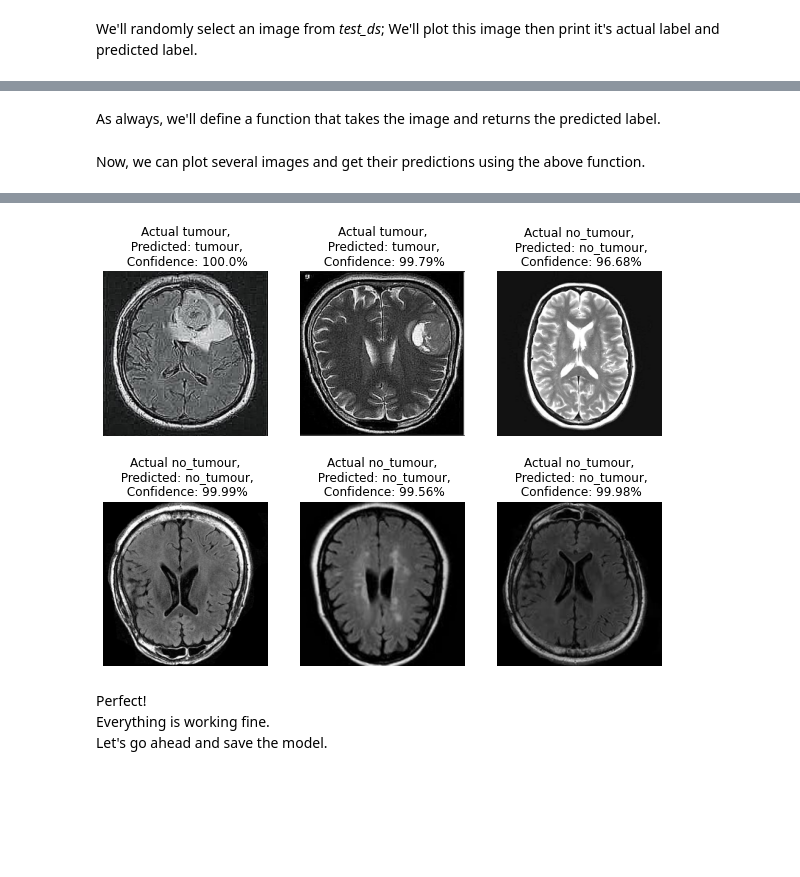
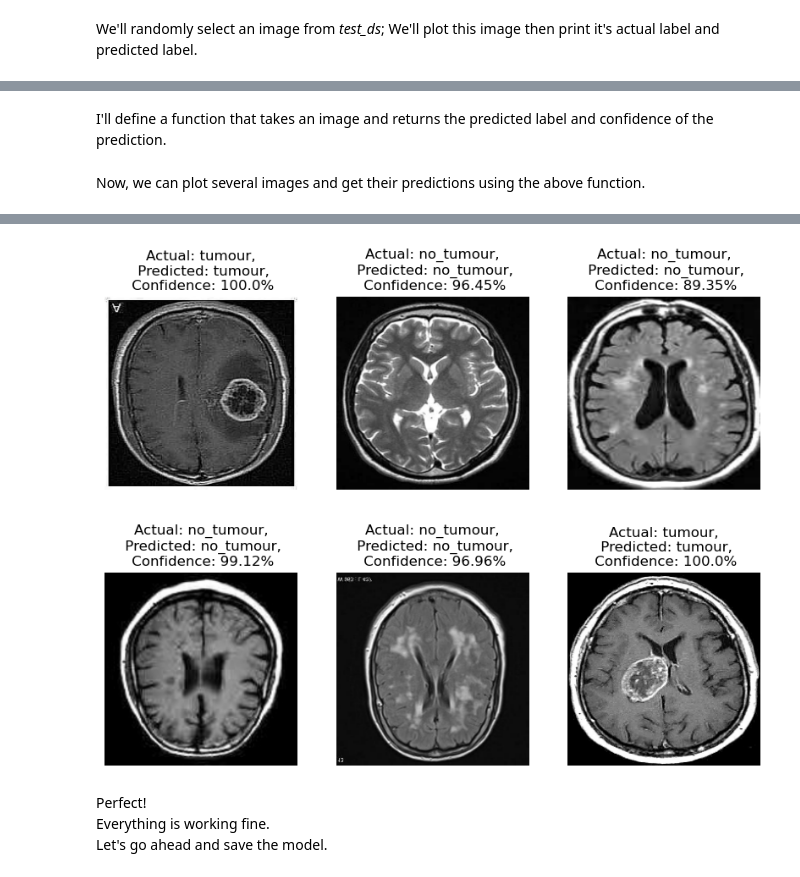
Before and after one commit to ifunanyaScript/Brain-tumour-diagnosis-app, a Jupyter notebook: notebooks/transferLearningModel.ipynb, the cells around one changed output, grey strips where cells are left out. Drawn from its saved outputs; the diff is of its cells as text; code cells hidden in the pictures; blank space fills up the shorter version.

Commit message:
transfer learning model completed

```diff
--- a/notebooks/transferLearningModel.ipynb
+++ b/notebooks/transferLearningModel.ipynb
@@ -213,9 +216,3 @@ __NB:__ Backward propagation is a method sort of differencial calculus where we
-# %%
-model.compile(
-    optimizer="adam",
-    loss = tf.keras.losses.SparseCategoricalCrossentropy(from_logits=False),
-    metrics=["accuracy"]
-)
 # %% [markdown]
 We train the model by fitting it to the training dataset and we validate its performance with the validation dataset.
 # %%
@@ -322,0 +331,6 @@ plt.show()
+# %%
+model.compile(
+    optimizer=keras.optimizers.SGD(learning_rate=0.001),
+    loss = tf.keras.losses.SparseCategoricalCrossentropy(from_logits=False),
+    metrics=["accuracy"]
+)
@@ -322,0 +360,13 @@ plt.show()
+# %%
+fine_tune_epochs = 10
+total_epochs = EPOCHS+fine_tune_epochs
+
+
+history_fine = model.fit(
+    train_ds,
+    epochs=total_epochs,
+    initial_epoch=history.epoch[-1],
+    batch_size=BATCH_SIZE,
+    verbose=1,
+    validation_data=val_ds
+)
@@ -332,8 +440,6 @@ Let's play with the model...
 # %% [markdown]
 We'll randomly select an image from _test_ds_; We'll plot this image then print it's actual label and predicted label.
 # %%
-import numpy as np
-
 # Gets the label names from the dataset object.
 label_names = dataset.class_names
 
@@ -345,9 +451,10 @@ for images_batch, labels_batch in test_ds.take(1):
     plt.imshow(image)
     print(f"Actual label: {label_names[label]}")
 
-    # Binary classification: less than 0.5 is [0] and greater than 0.5 is [1]
     predictions = model.predict(images_batch)
-    print(f"Predicted label: {label_names[np.argmax(predictions[0])]}")
+    predicted_label = label_names[np.argmax(predictions[0])]
+    confidence = (round(np.max(predictions[0]), 2) * 100)
+    print(f"Predicted label: {predicted_label} \nConfidence: {confidence}%")
 # %% [output]
 Predicting this image...
 Actual label: no_tumour
@@ -357,5 +465,5 @@ Predicted label: no_tumour
 # %% [markdown]
-As always, we'll define a function that takes the image and returns the predicted label.
+I'll define a function that takes an image and returns the predicted label and confidence of the prediction.
 # %%
 def classify(model, img):
 
@@ -385,6 +493,6 @@ for images, labels in test_ds.take(1):
         predicted_label, confidence = classify(model, images[i].numpy())
         actual_label = label_names[labels[i]]
 
-        plt.title(f"Actual {actual_label},\n Predicted: {predicted_label},\n Confidence: {confidence}%")
+        plt.title(f"Actual: {actual_label},\n Predicted: {predicted_label},\n Confidence: {confidence}%")
         plt.axis("off")
 # %% [output]
@@ -397,4 +505,4 @@ for images, labels in test_ds.take(1):
-[figure, old version]
+[figure, new version]
 # %% [markdown]
 Perfect!
 Everything is working fine.
```
Also changed, not shown: parts of 38 cells of this notebook.
